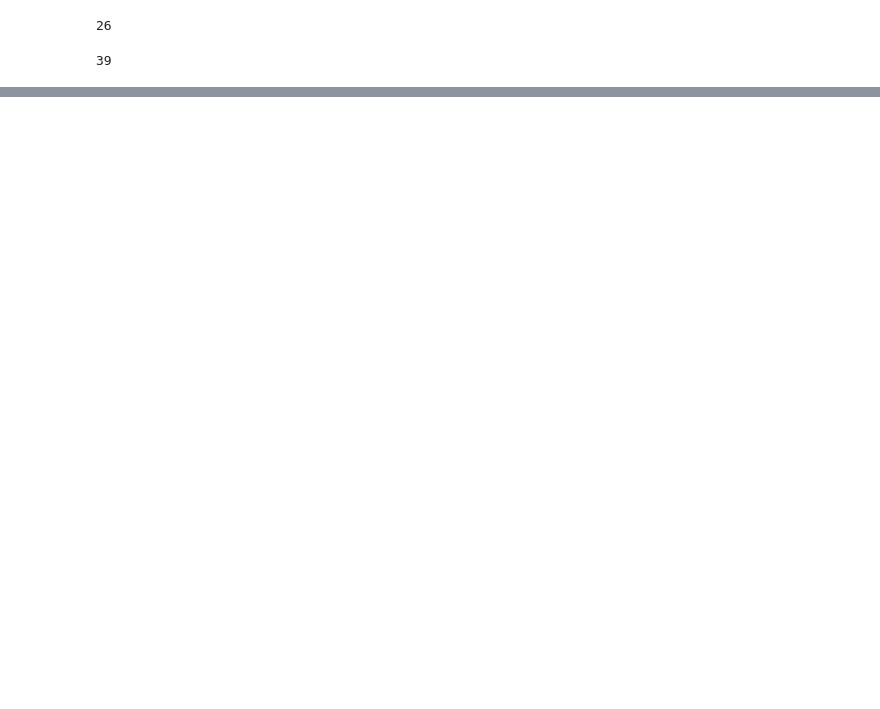
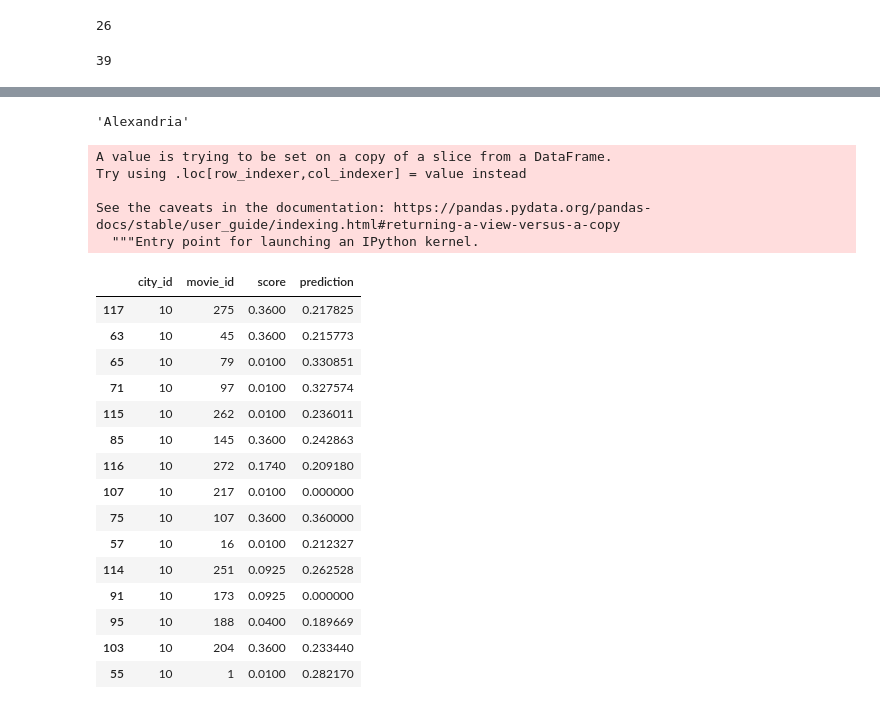
Before and after one commit to dj-betts/jf_project, a Jupyter notebook: recommender_base.ipynb, the cells around one changed output, grey strips where cells are left out. Drawn from its saved outputs; the diff is of its cells as text; code cells hidden in the pictures; blank space fills up the shorter version.

```diff
--- a/recommender_base.ipynb
+++ b/recommender_base.ipynb
@@ -519,3 +569,3 @@ TypeError: 'str' object cannot be interpreted as an integer
 # %%
-test = csr_matrix((train.score, ((train.geo__city), (train.video_title))))
+ratings_as_mat.shape
 # %% [output]
@@ -527,0 +627,4 @@ array([[0.04      , 0.41833333, 0.36      , ..., 0.36      , 0.36      ,
+# %%
+cities.loc[10]
+# %% [output]
+'Alexandria'
@@ -527,0 +635,25 @@ array([[0.04      , 0.41833333, 0.36      , ..., 0.36      , 0.36      ,
+# %%
+city_ten['prediction'] = predictions[test[test.city_id == 10].movie_id.values]
+city_ten
+# %% [output]
+A value is trying to be set on a copy of a slice from a DataFrame.
+Try using .loc[row_indexer,col_indexer] = value instead
+
+See the caveats in the documentation: https://pandas.pydata.org/pandas-docs/stable/user_guide/indexing.html#returning-a-view-versus-a-copy
+  """Entry point for launching an IPython kernel.
+|  | city_id | movie_id | score | prediction |
+| 117 | 10 | 275 | 0.3600 | 0.217825 |
+| 63 | 10 | 45 | 0.3600 | 0.215773 |
+| 65 | 10 | 79 | 0.0100 | 0.330851 |
+| 71 | 10 | 97 | 0.0100 | 0.327574 |
+| 115 | 10 | 262 | 0.0100 | 0.236011 |
+| 85 | 10 | 145 | 0.3600 | 0.242863 |
+| 116 | 10 | 272 | 0.1740 | 0.209180 |
+| 107 | 10 | 217 | 0.0100 | 0.000000 |
+| 75 | 10 | 107 | 0.3600 | 0.360000 |
+| 57 | 10 | 16 | 0.0100 | 0.212327 |
+| 114 | 10 | 251 | 0.0925 | 0.262528 |
+| 91 | 10 | 173 | 0.0925 | 0.000000 |
+| 95 | 10 | 188 | 0.0400 | 0.189669 |
+| 103 | 10 | 204 | 0.3600 | 0.233440 |
+| 55 | 10 | 1 | 0.0100 | 0.282170 |
```
Also changed, not shown: parts of 41 cells of this notebook.
